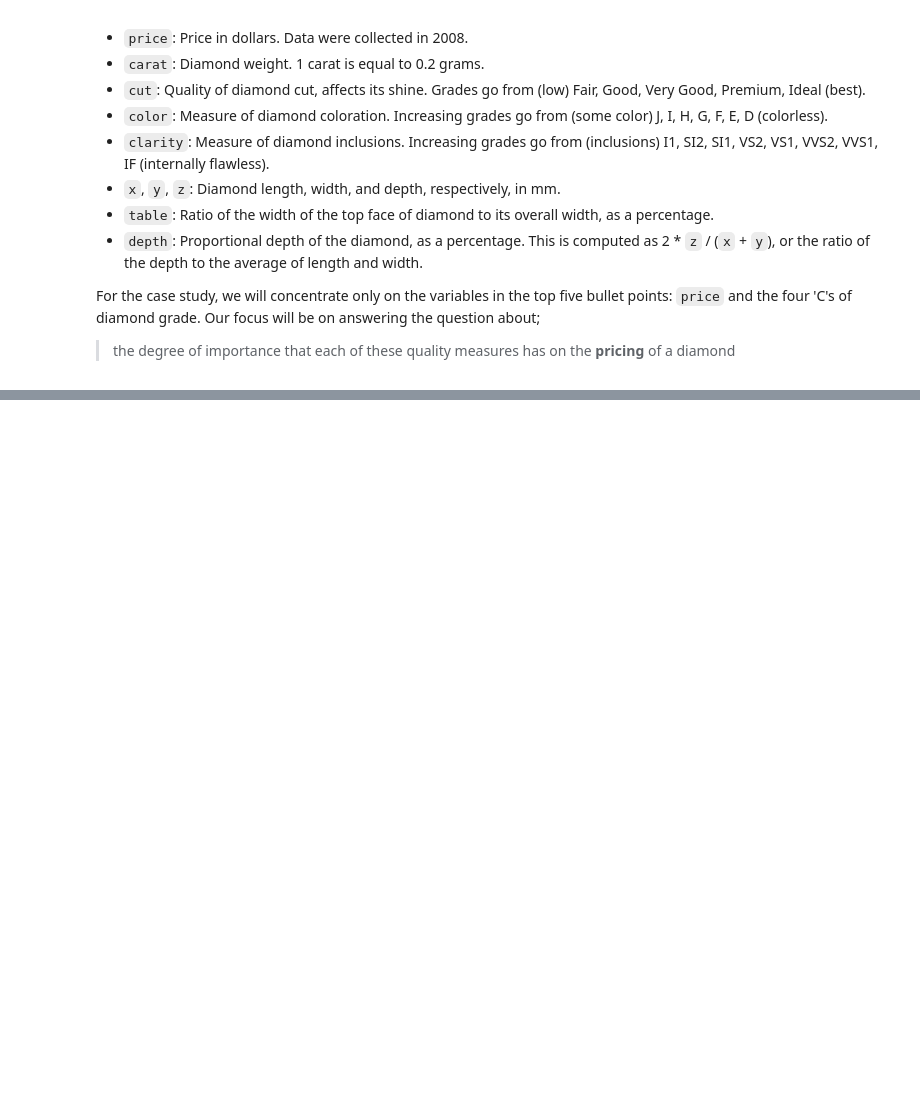
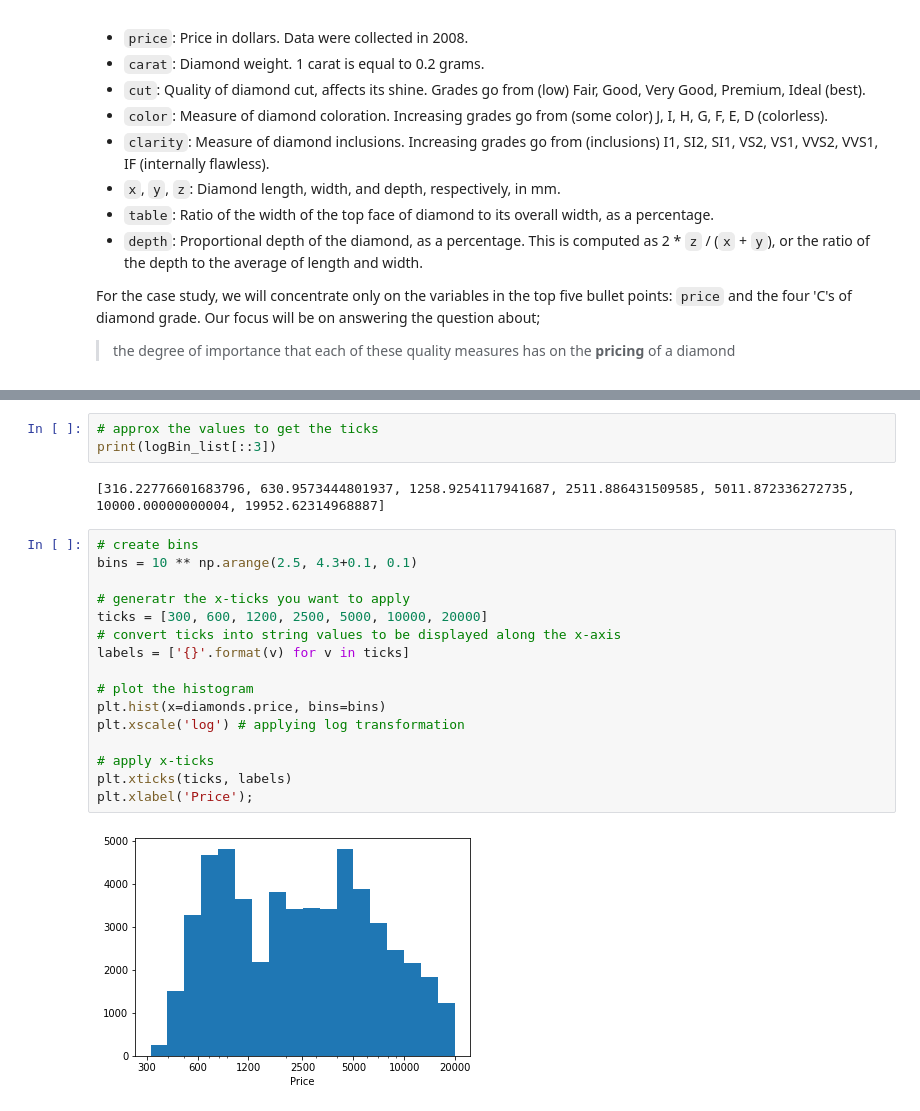
Before and after one commit to EsosaOrumwese/ALX-T-Nanodegree, a Jupyter notebook: Data Analytics/3. Data Visualization/diamondprice_EDA casestudy.ipynb, the cells around one changed output, grey strips where cells are left out. Saved outputs shown, nothing was run; the diff lists cells and outputs as text; blank space fills up the shorter version.

```diff
--- a/Data Analytics/3. Data Visualization/diamondprice_EDA casestudy.ipynb
+++ b/Data Analytics/3. Data Visualization/diamondprice_EDA casestudy.ipynb
@@ -17,0 +159,23 @@ For the case study, we will concentrate only on the variables in the top five bu
+# %%
+# approx the values to get the ticks
+print(logBin_list[::3])
+# %% [output]
+[316.22776601683796, 630.9573444801937, 1258.9254117941687, 2511.886431509585, 5011.872336272735, 10000.00000000004, 19952.62314968887]
+# %%
+# create bins
+bins = 10 ** np.arange(2.5, 4.3+0.1, 0.1)
+
+# generatr the x-ticks you want to apply
+ticks = [300, 600, 1200, 2500, 5000, 10000, 20000]
+# convert ticks into string values to be displayed along the x-axis
+labels = ['{}'.format(v) for v in ticks]
+
+# plot the histogram
+plt.hist(x=diamonds.price, bins=bins)
+plt.xscale('log') # applying log transformation
+
+# apply x-ticks
+plt.xticks(ticks, labels)
+plt.xlabel('Price');
+# %% [output]
+[figure, added]
```
Also changed, not shown: parts of 42 cells of this notebook.
